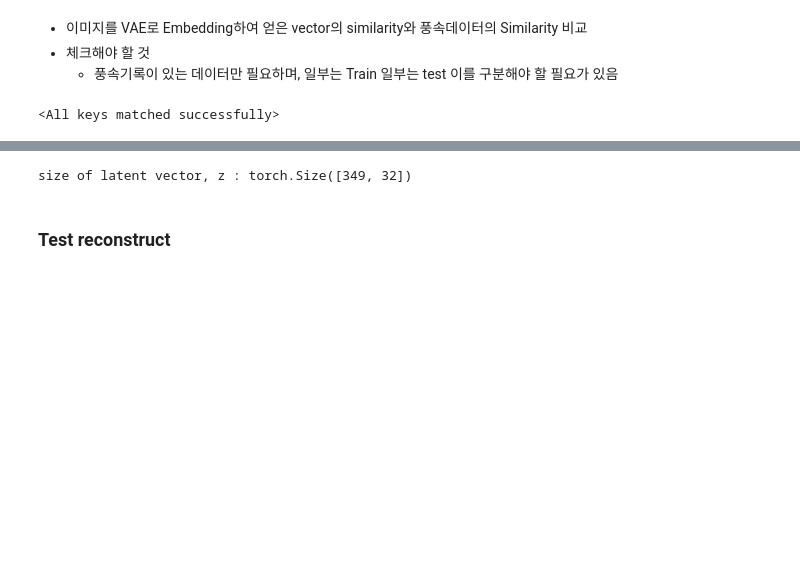
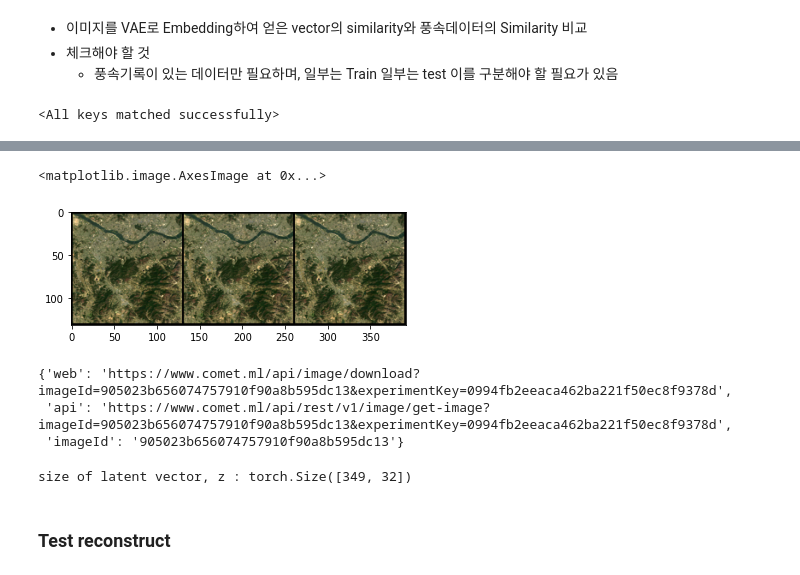
Before and after one commit to February24-Lee/PyTorch-VAE, a Jupyter notebook: _Analysis_VAE_latent_vector_analysis_with_windspeed_RGB.ipynb, the cells around one changed output, grey strips where cells are left out. Drawn from its saved outputs; the diff is of its cells as text; code cells hidden in the pictures; blank space fills up the shorter version.

```diff
--- a/_Analysis_VAE_latent_vector_analysis_with_windspeed_RGB.ipynb
+++ b/_Analysis_VAE_latent_vector_analysis_with_windspeed_RGB.ipynb
@@ -71,0 +96,2 @@ dataloader = DataLoader(tensor_img)
+# %%
+img3 = next(iter(dataloader))
@@ -71,0 +106,9 @@ dataloader = DataLoader(tensor_img)
+# %%
+img = torch.cat([img1, img2, img3], dim=0)
+# %%
+img = img.to(torch.device('cpu'))
+# %%
+plt.imshow(vutils.make_grid(img, normalize=True).permute(1,2,0))
+# %% [output]
+<matplotlib.image.AxesImage at 0x...>
+[figure, added]
@@ -72,3 +117,9 @@ dataloader = DataLoader(tensor_img)
+# %%
+experiment.log_image(a, name='test')
+# %% [output]
+{'web': 'https://www.comet.ml/api/image/download?imageId=905023b656074757910f90a8b595dc13&experimentKey=0994fb2eeaca462ba221f50ec8f9378d',
+ 'api': 'https://www.comet.ml/api/rest/v1/image/get-image?imageId=905023b656074757910f90a8b595dc13&experimentKey=0994fb2eeaca462ba221f50ec8f9378d',
+ 'imageId': '905023b656074757910f90a8b595dc13'}
 # %%
 x, y, mu, log_var, z = model.forward(tensor_img)
 _, _, untrained_mu, untrained_log_var, untrained_z = untrained_model.forward(tensor_img)
```
Also changed, not shown: parts of 8 cells of this notebook.
